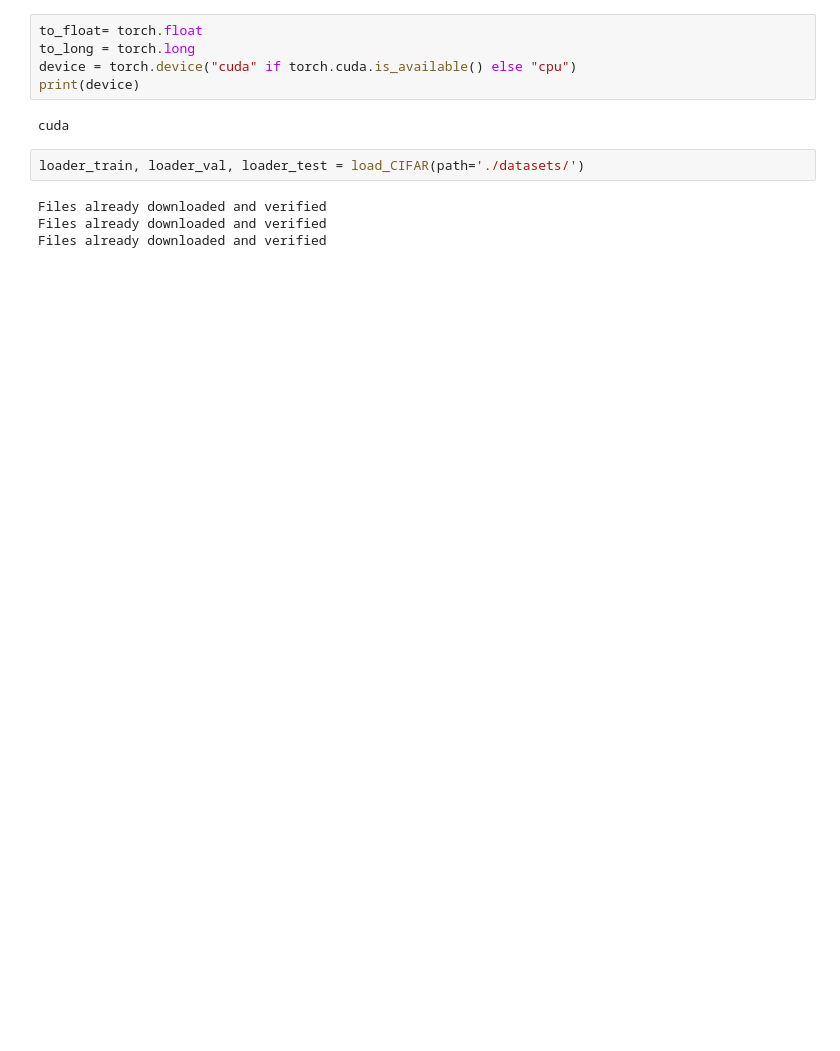
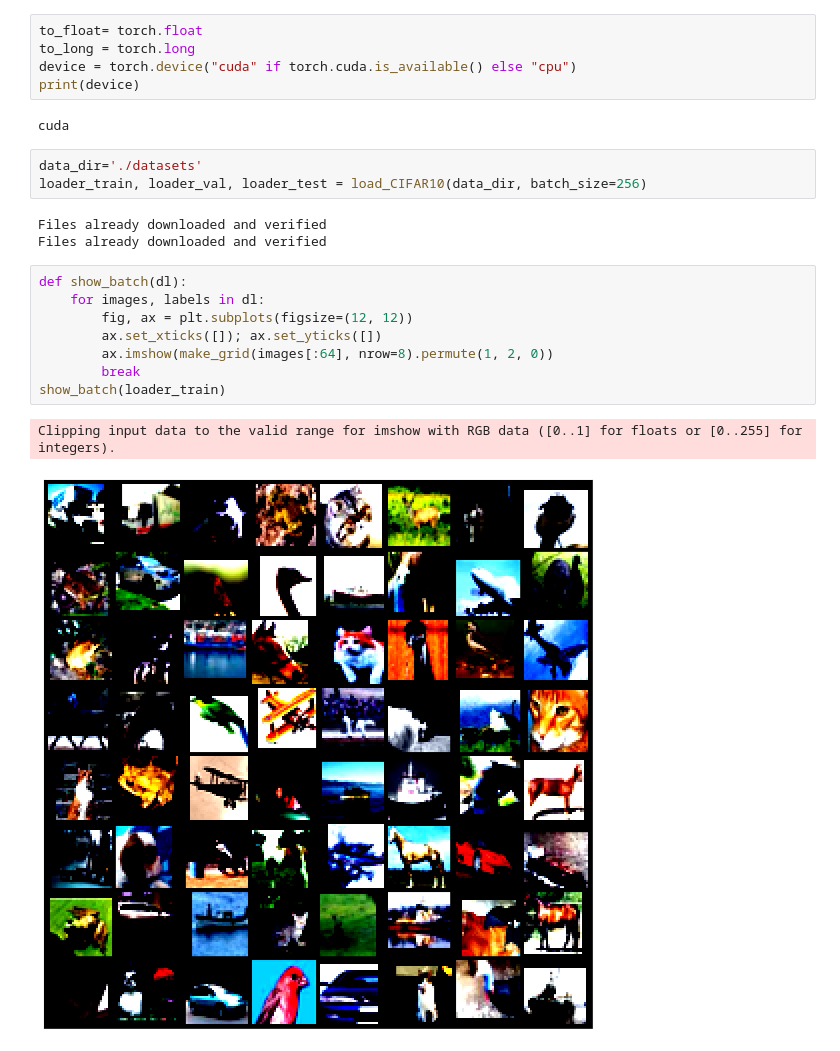
Before and after one commit to mmahdin/CI_CNNProject_Fall2024, a Jupyter notebook: Phase-1/ph1.ipynb, the cells around one changed output. Cells and saved outputs as stored; diff of their text form; blank space fills up the shorter version.

Commit message:
ph1 -> implement load_cifar10, get acc=87.99%

```diff
--- a/Phase-1/ph1.ipynb
+++ b/Phase-1/ph1.ipynb
@@ -39,12 +37,23 @@ device = torch.device("cuda" if torch.cuda.is_available() else "cpu")
 print(device)
 # %% [output]
 cuda
-# %%
-loader_train, loader_val, loader_test = load_CIFAR(path='./datasets/')
-# %% [output]
-Files already downloaded and verified
-Files already downloaded and verified
-Files already downloaded and verified
+# %%
+data_dir='./datasets'
+loader_train, loader_val, loader_test = load_CIFAR10(data_dir, batch_size=256)
+# %% [output]
+Files already downloaded and verified
+Files already downloaded and verified
+# %%
+def show_batch(dl):
+    for images, labels in dl:
+        fig, ax = plt.subplots(figsize=(12, 12))
+        ax.set_xticks([]); ax.set_yticks([])
+        ax.imshow(make_grid(images[:64], nrow=8).permute(1, 2, 0))
+        break
+show_batch(loader_train)
+# %% [output]
+Clipping input data to the valid range for imshow with RGB data ([0..1] for floats or [0..255] for integers).
+[figure, added]
 # %%
 def adjust_learning_rate(optimizer, lrd, epoch, schedule):
   """
```
Also changed, not shown: parts of 9 cells of this notebook, 2 other files.
